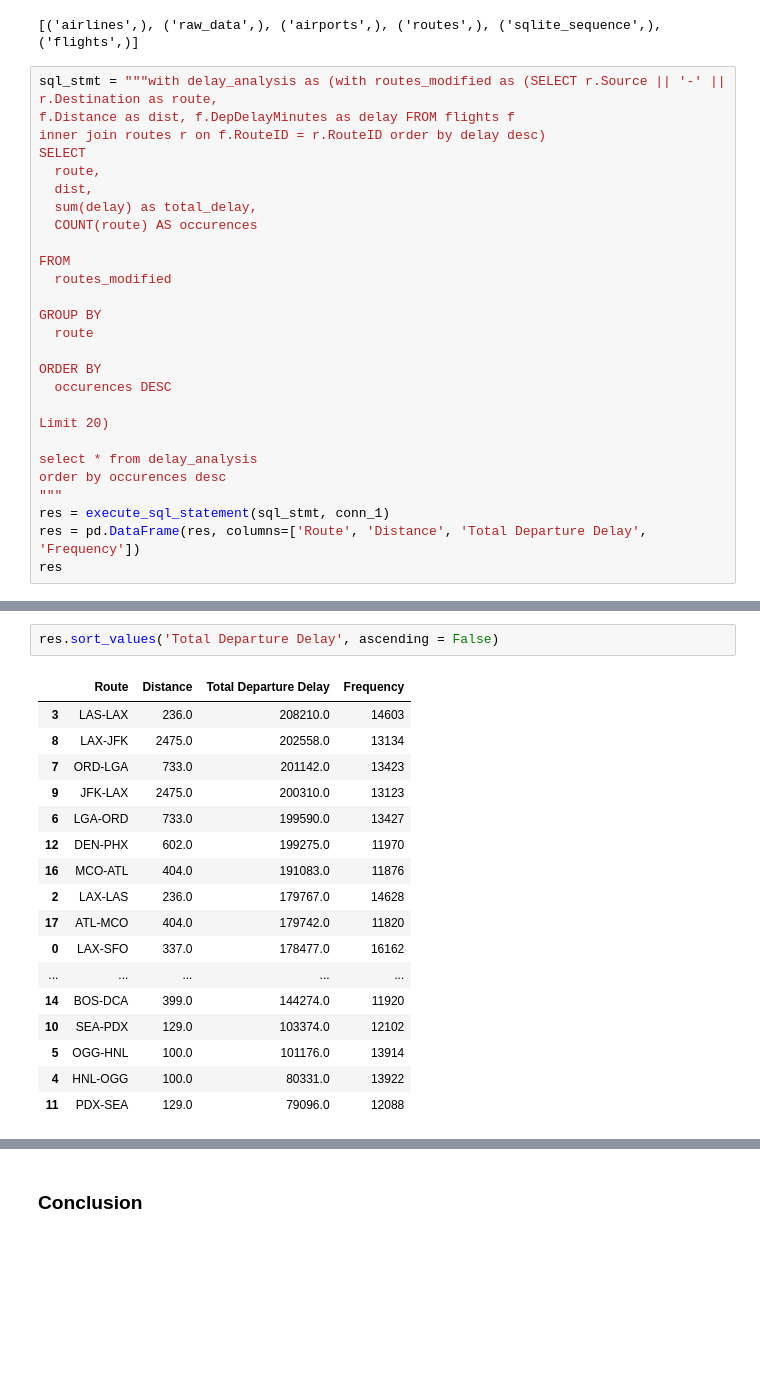
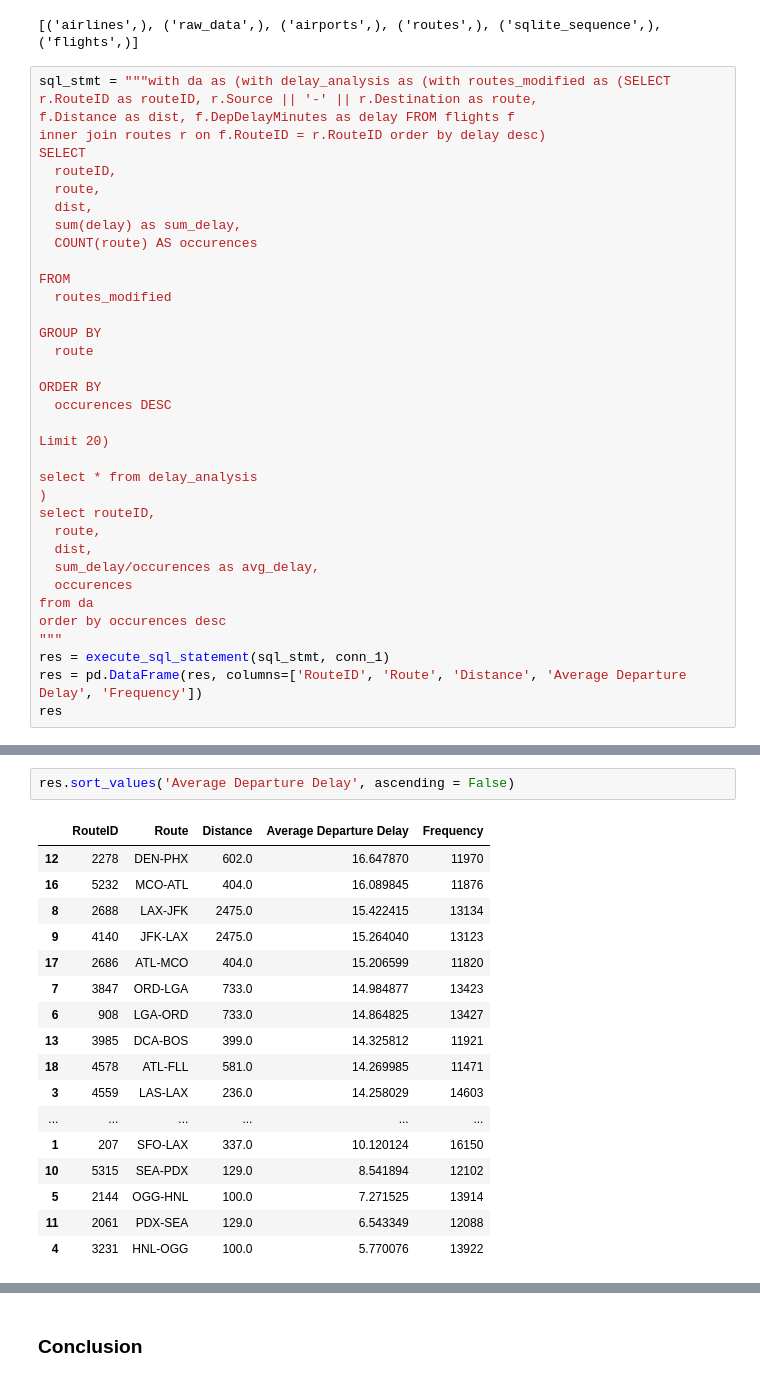
Before and after one commit to billodalroy/flight-delay-prediction, a Jupyter notebook: dist_delay_analysis.ipynb, the cells around one changed output, grey strips where cells are left out. Cells and saved outputs as stored; diff of their text form; blank space fills up the shorter version.

```diff
--- a/dist_delay_analysis.ipynb
+++ b/dist_delay_analysis.ipynb
@@ -14,13 +14,14 @@ print(res)
 # %% [output]
 [('airlines',), ('raw_data',), ('airports',), ('routes',), ('sqlite_sequence',), ('flights',)]
 # %%
-sql_stmt = """with delay_analysis as (with routes_modified as (SELECT r.Source || '-' || r.Destination as route,
+sql_stmt = """with da as (with delay_analysis as (with routes_modified as (SELECT r.RouteID as routeID, r.Source || '-' || r.Destination as route,
 f.Distance as dist, f.DepDelayMinutes as delay FROM flights f
 inner join routes r on f.RouteID = r.RouteID order by delay desc)
 SELECT
+  routeID,
   route,
   dist,
-  sum(delay) as total_delay,
+  sum(delay) as sum_delay,
   COUNT(route) AS occurences
 
 FROM
@@ -35,9 +36,16 @@ ORDER BY
 Limit 20)
 
 select * from delay_analysis
+)
+select routeID,
+  route,
+  dist,
+  sum_delay/occurences as avg_delay,
+  occurences
+from da
 order by occurences desc
 """
 res = execute_sql_statement(sql_stmt, conn_1)
-res = pd.DataFrame(res, columns=['Route', 'Distance', 'Total Departure Delay', 'Frequency'])
+res = pd.DataFrame(res, columns=['RouteID', 'Route', 'Distance', 'Average Departure Delay', 'Frequency'])
 res
 # %% [output]
@@ -61,23 +69,23 @@ res
 # %%
-res.sort_values('Total Departure Delay', ascending = False)
+res.sort_values('Average Departure Delay', ascending = False)
 # %% [output]
-|  | Route | Distance | Total Departure Delay | Frequency |
-| 3 | LAS-LAX | 236.0 | 208210.0 | 14603 |
-| 8 | LAX-JFK | 2475.0 | 202558.0 | 13134 |
-| 7 | ORD-LGA | 733.0 | 201142.0 | 13423 |
-| 9 | JFK-LAX | 2475.0 | 200310.0 | 13123 |
-| 6 | LGA-ORD | 733.0 | 199590.0 | 13427 |
-| 12 | DEN-PHX | 602.0 | 199275.0 | 11970 |
-| 16 | MCO-ATL | 404.0 | 191083.0 | 11876 |
-| 2 | LAX-LAS | 236.0 | 179767.0 | 14628 |
-| 17 | ATL-MCO | 404.0 | 179742.0 | 11820 |
-| 0 | LAX-SFO | 337.0 | 178477.0 | 16162 |
-| ... | ... | ... | ... | ... |
-| 14 | BOS-DCA | 399.0 | 144274.0 | 11920 |
-| 10 | SEA-PDX | 129.0 | 103374.0 | 12102 |
-| 5 | OGG-HNL | 100.0 | 101176.0 | 13914 |
-| 4 | HNL-OGG | 100.0 | 80331.0 | 13922 |
-| 11 | PDX-SEA | 129.0 | 79096.0 | 12088 |
+|  | RouteID | Route | Distance | Average Departure Delay | Frequency |
+| 12 | 2278 | DEN-PHX | 602.0 | 16.647870 | 11970 |
+| 16 | 5232 | MCO-ATL | 404.0 | 16.089845 | 11876 |
+| 8 | 2688 | LAX-JFK | 2475.0 | 15.422415 | 13134 |
+| 9 | 4140 | JFK-LAX | 2475.0 | 15.264040 | 13123 |
+| 17 | 2686 | ATL-MCO | 404.0 | 15.206599 | 11820 |
+| 7 | 3847 | ORD-LGA | 733.0 | 14.984877 | 13423 |
+| 6 | 908 | LGA-ORD | 733.0 | 14.864825 | 13427 |
+| 13 | 3985 | DCA-BOS | 399.0 | 14.325812 | 11921 |
+| 18 | 4578 | ATL-FLL | 581.0 | 14.269985 | 11471 |
+| 3 | 4559 | LAS-LAX | 236.0 | 14.258029 | 14603 |
+| ... | ... | ... | ... | ... | ... |
+| 1 | 207 | SFO-LAX | 337.0 | 10.120124 | 16150 |
+| 10 | 5315 | SEA-PDX | 129.0 | 8.541894 | 12102 |
+| 5 | 2144 | OGG-HNL | 100.0 | 7.271525 | 13914 |
+| 11 | 2061 | PDX-SEA | 129.0 | 6.543349 | 12088 |
+| 4 | 3231 | HNL-OGG | 100.0 | 5.770076 | 13922 |
 # %%
 res.sort_values('Distance', ascending = False)
 # %% [output]
```
Also changed, not shown: parts of 11 cells of this notebook.
